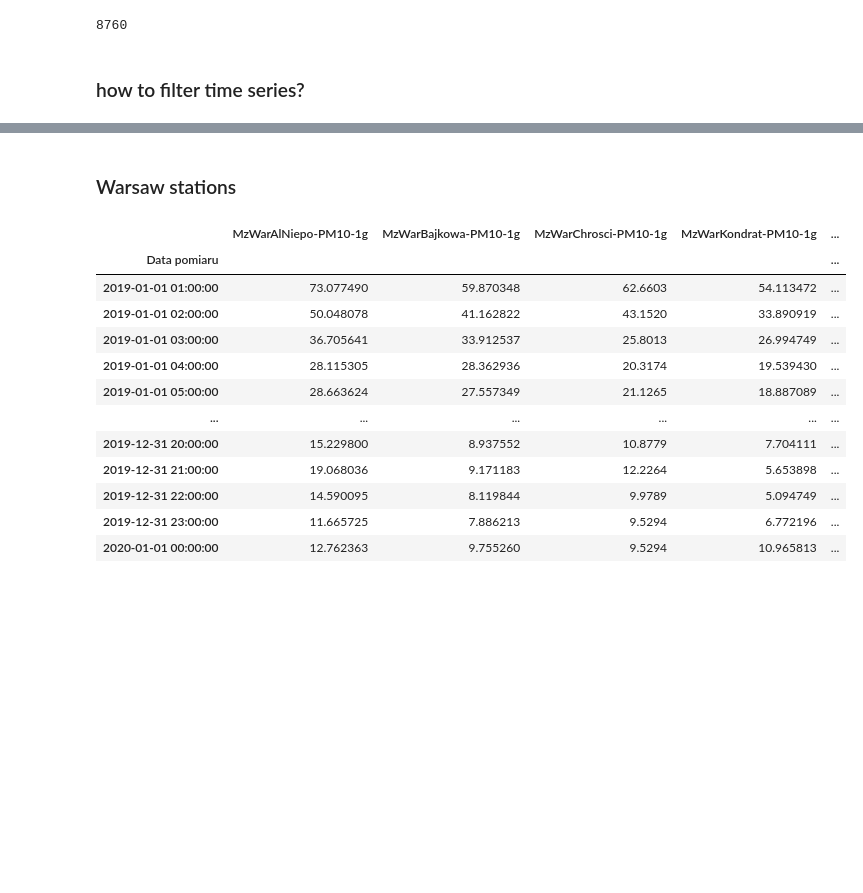
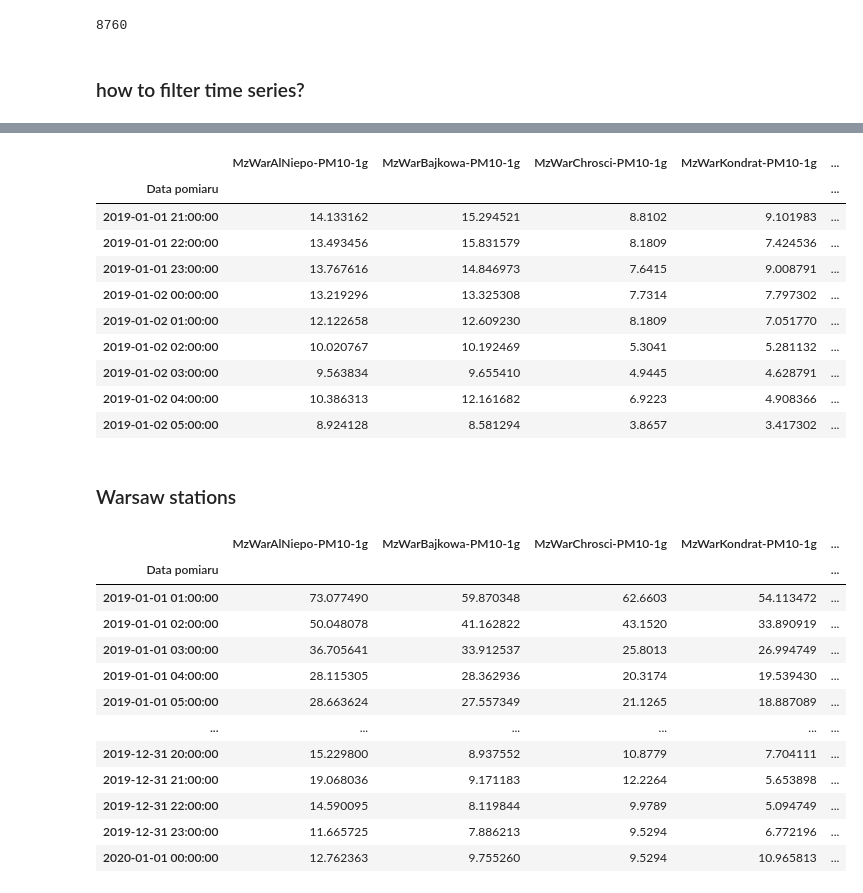
Before and after one commit to bgadzicki/MLWF_backend, a Jupyter notebook: notebooks/eda.ipynb, the cells around one changed output, grey strips where cells are left out. Saved outputs shown, nothing was run; the diff lists cells and outputs as text; code cells hidden in the pictures; blank space fills up the shorter version.

```diff
--- a/notebooks/eda.ipynb
+++ b/notebooks/eda.ipynb
@@ -88,3 +104,18 @@ pm10_2019.iloc[pd.to_datetime(pm10_2019.index) == '2019-01-01 21:00:00'] # only
+# %%
+pm10_2019.iloc[(pd.to_datetime(pm10_2019.index) >= '2019-01-01 21:00:00') &
+               (pd.to_datetime(pm10_2019.index) <= '2019-01-02 05:00:00')]
+# %% [output]
+|  | MzWarAlNiepo-PM10-1g | MzWarBajkowa-PM10-1g | MzWarChrosci-PM10-1g | MzWarKondrat-PM10-1g | ... |
+| Data pomiaru |  |  |  |  | ... |
+| 2019-01-01 21:00:00 | 14.133162 | 15.294521 | 8.8102 | 9.101983 | ... |
+| 2019-01-01 22:00:00 | 13.493456 | 15.831579 | 8.1809 | 7.424536 | ... |
+| 2019-01-01 23:00:00 | 13.767616 | 14.846973 | 7.6415 | 9.008791 | ... |
+| 2019-01-02 00:00:00 | 13.219296 | 13.325308 | 7.7314 | 7.797302 | ... |
+| 2019-01-02 01:00:00 | 12.122658 | 12.609230 | 8.1809 | 7.051770 | ... |
+| 2019-01-02 02:00:00 | 10.020767 | 10.192469 | 5.3041 | 5.281132 | ... |
+| 2019-01-02 03:00:00 | 9.563834 | 9.655410 | 4.9445 | 4.628791 | ... |
+| 2019-01-02 04:00:00 | 10.386313 | 12.161682 | 6.9223 | 4.908366 | ... |
+| 2019-01-02 05:00:00 | 8.924128 | 8.581294 | 3.8657 | 3.417302 | ... |
 # %% [markdown]
 ### Warsaw stations
 # %%
```
Also changed, not shown: parts of 16 cells of this notebook.
